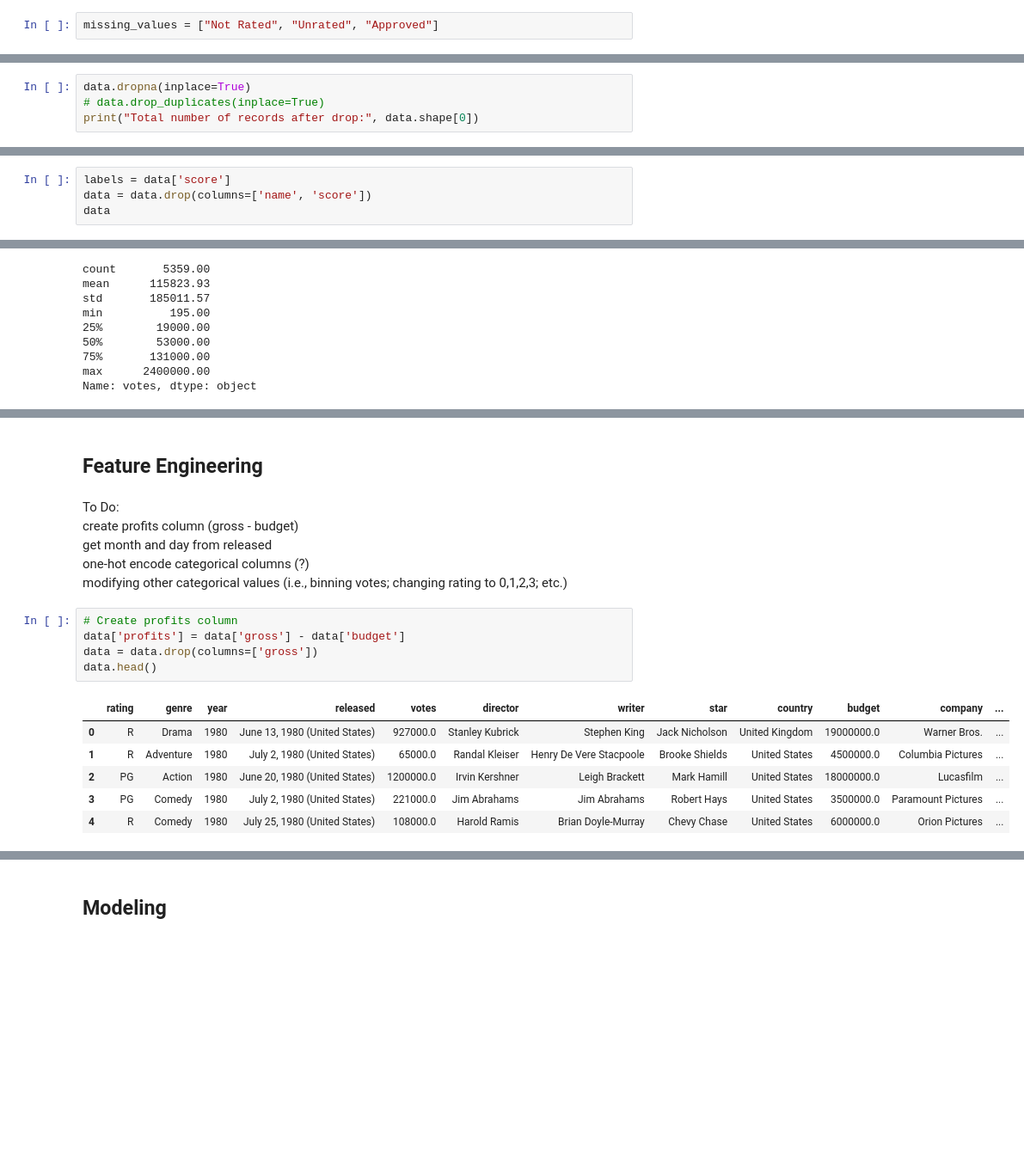
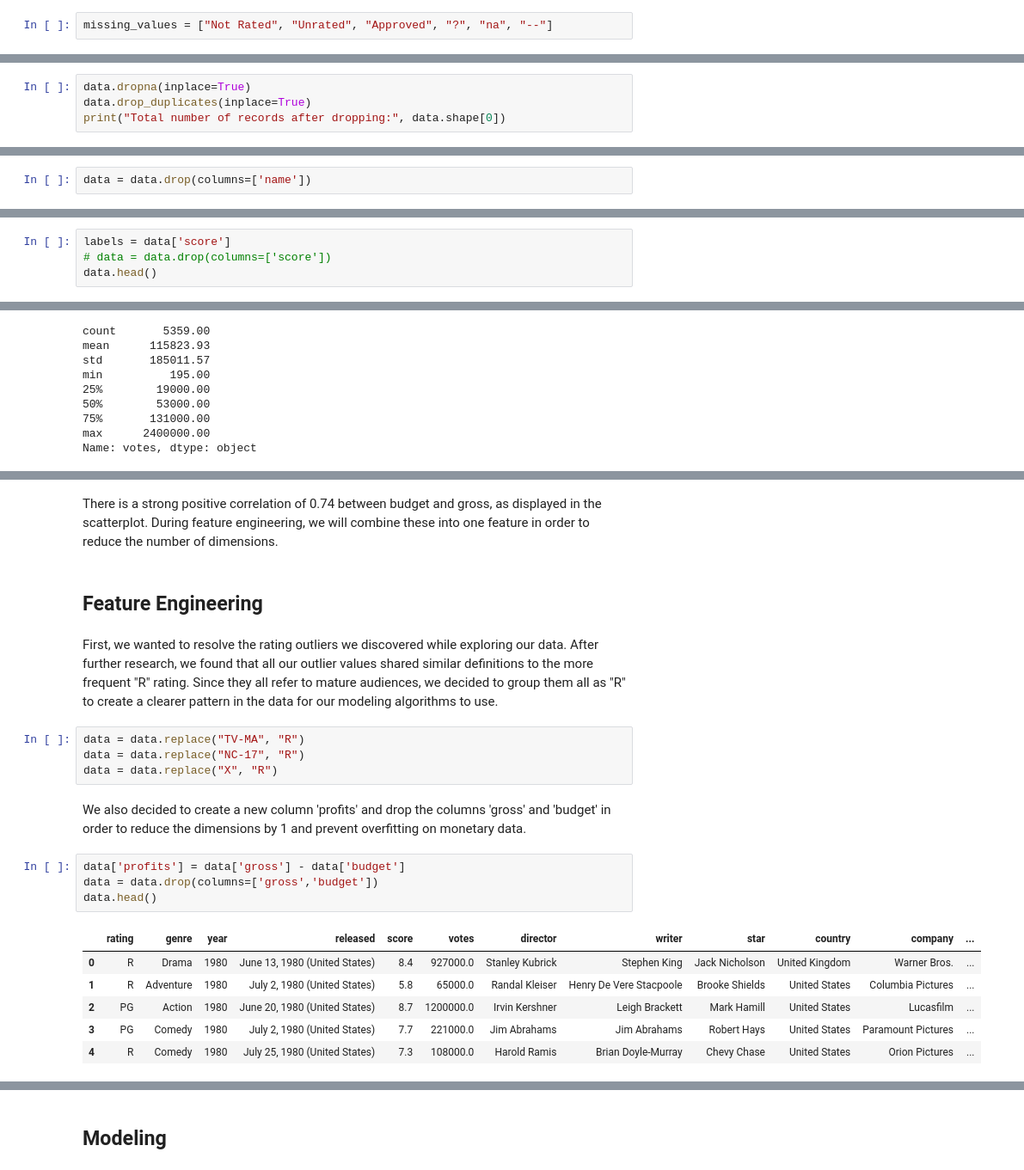
Before and after one commit to ggalicin/cs363m_project, a Jupyter notebook: CS_363M_PROJECT.ipynb, the cells around one changed output, grey strips where cells are left out. Shown at 86% size. Cells and saved outputs as stored; diff of their text form; blank space fills up the shorter version.

```diff
--- a/CS_363M_PROJECT.ipynb
+++ b/CS_363M_PROJECT.ipynb
@@ -40,4 +45,4 @@ import sklearn
 # %%
-missing_values = ["Not Rated", "Unrated", "Approved"]
+missing_values = ["Not Rated", "Unrated", "Approved", "?", "na", "--"]
 # %%
 data = pd.read_csv('movies.csv', header='infer', na_values=missing_values, skipinitialspace=True)
@@ -70,5 +83,5 @@ Since we will still have a sufficient number of records without those with missi
 # %%
 data.dropna(inplace=True)
-# data.drop_duplicates(inplace=True)
-print("Total number of records after drop:", data.shape[0])
+data.drop_duplicates(inplace=True)
+print("Total number of records after dropping:", data.shape[0])
 # %% [output]
@@ -75,0 +91,2 @@ Total number of records after drop: 5359
+# %%
+data = data.drop(columns=['name'])
@@ -76,5 +95,5 @@ Total number of records after drop: 5359
 # %%
 labels = data['score']
-data = data.drop(columns=['name', 'score'])
-data
+# data = data.drop(columns=['score'])
+data.head()
 # %% [output]
@@ -148,20 +175,23 @@ There is a strong positive correlation between budget and gross. There is a mode
+# %% [markdown]
+There is a strong positive correlation of 0.74 between budget and gross, as displayed in the scatterplot. During feature engineering, we will combine these into one feature in order to reduce the number of dimensions.
 # %% [markdown]
 ## Feature Engineering
-# %% [markdown]
-To Do:
-<br>create profits column (gross - budget)
-<br>get month and day from released
-<br>one-hot encode categorical columns (?)
-<br>modifying other categorical values (i.e., binning votes; changing rating to 0,1,2,3; etc.)
+# %% [markdown]
+First, we wanted to resolve the rating outliers we discovered while exploring our data. After further research, we found that all our outlier values shared similar definitions to the more frequent "R" rating. Since they all refer to mature audiences, we decided to group them all as "R" to create a clearer pattern in the data for our modeling algorithms to use.
+# %%
+data = data.replace("TV-MA", "R")
+data = data.replace("NC-17", "R")
+data = data.replace("X", "R")
+# %% [markdown]
+We also decided to create a new column 'profits' and drop the columns 'gross' and 'budget' in order to reduce the dimensions by 1 and prevent overfitting on monetary data.
 # %%
-# Create profits column
 data['profits'] = data['gross'] - data['budget']
-data = data.drop(columns=['gross'])
+data = data.drop(columns=['gross','budget'])
 data.head()
 # %% [output]
-|  | rating | genre | year | released | votes | director | writer | star | country | budget | company | ... |
-| 0 | R | Drama | 1980 | June 13, 1980 (United States) | 927000.0 | Stanley Kubrick | Stephen King | Jack Nicholson | United Kingdom | 19000000.0 | Warner Bros. | ... |
-| 1 | R | Adventure | 1980 | July 2, 1980 (United States) | 65000.0 | Randal Kleiser | Henry De Vere Stacpoole | Brooke Shields | United States | 4500000.0 | Columbia Pictures | ... |
-| 2 | PG | Action | 1980 | June 20, 1980 (United States) | 1200000.0 | Irvin Kershner | Leigh Brackett | Mark Hamill | United States | 18000000.0 | Lucasfilm | ... |
-| 3 | PG | Comedy | 1980 | July 2, 1980 (United States) | 221000.0 | Jim Abrahams | Jim Abrahams | Robert Hays | United States | 3500000.0 | Paramount Pictures | ... |
-| 4 | R | Comedy | 1980 | July 25, 1980 (United States) | 108000.0 | Harold Ramis | Brian Doyle-Murray | Chevy Chase | United States | 6000000.0 | Orion Pictures | ... |
+|  | rating | genre | year | released | score | votes | director | writer | star | country | company | ... |
+| 0 | R | Drama | 1980 | June 13, 1980 (United States) | 8.4 | 927000.0 | Stanley Kubrick | Stephen King | Jack Nicholson | United Kingdom | Warner Bros. | ... |
+| 1 | R | Adventure | 1980 | July 2, 1980 (United States) | 5.8 | 65000.0 | Randal Kleiser | Henry De Vere Stacpoole | Brooke Shields | United States | Columbia Pictures | ... |
+| 2 | PG | Action | 1980 | June 20, 1980 (United States) | 8.7 | 1200000.0 | Irvin Kershner | Leigh Brackett | Mark Hamill | United States | Lucasfilm | ... |
+| 3 | PG | Comedy | 1980 | July 2, 1980 (United States) | 7.7 | 221000.0 | Jim Abrahams | Jim Abrahams | Robert Hays | United States | Paramount Pictures | ... |
+| 4 | R | Comedy | 1980 | July 25, 1980 (United States) | 7.3 | 108000.0 | Harold Ramis | Brian Doyle-Murray | Chevy Chase | United States | Orion Pictures | ... |
```
Also changed, not shown: parts of 76 cells of this notebook.
